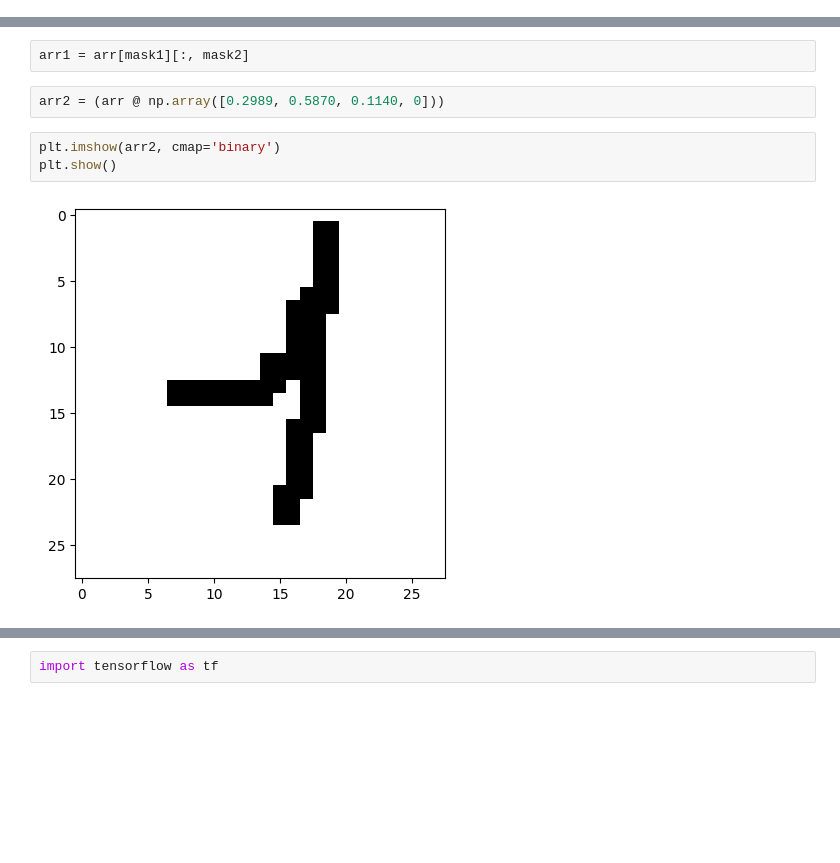
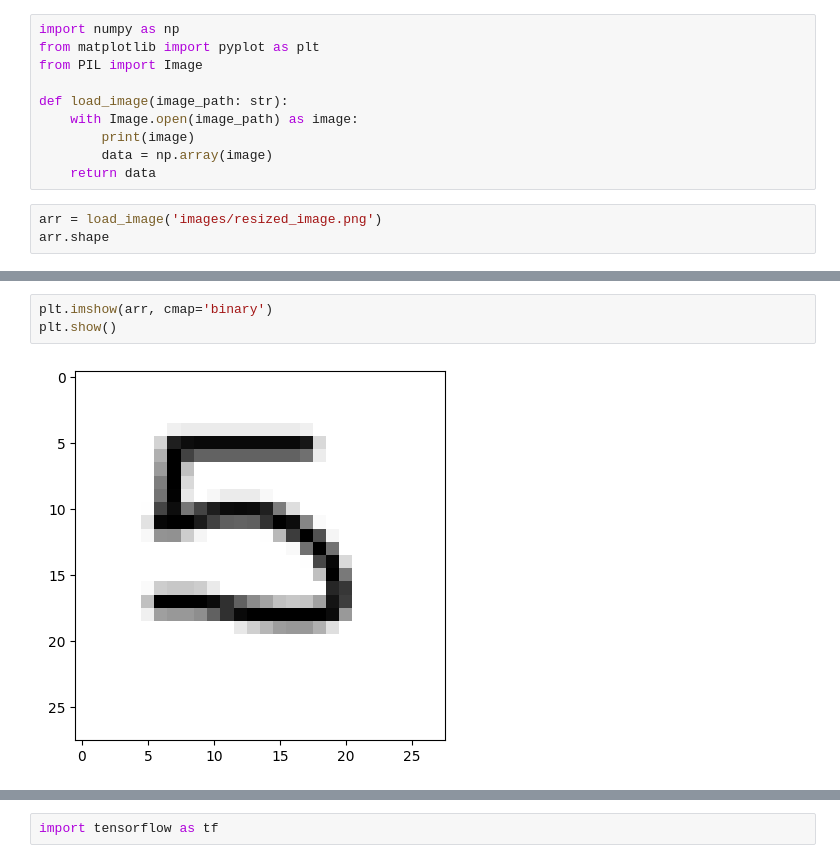
Before and after one commit to kmehmonov/ai-roadmap, a Jupyter notebook: projects/digit_rocognize/debug.ipynb, the cells around one changed output, grey strips where cells are left out. Cells and saved outputs as stored; diff of their text form; blank space fills up the shorter version.

```diff
--- a/projects/digit_rocognize/debug.ipynb
+++ b/projects/digit_rocognize/debug.ipynb
@@ -7,0 +1,13 @@ arr.shape
+# %%
+import numpy as np
+from matplotlib import pyplot as plt
+from PIL import Image
+
+def load_image(image_path: str):
+    with Image.open(image_path) as image:
+        print(image)
+        data = np.array(image)
+    return data
+# %%
+arr = load_image('images/resized_image.png')
+arr.shape
@@ -20,9 +22,5 @@ plt.show()
-# %%
-arr1 = arr[mask1][:, mask2]
-# %%
-arr2 = (arr @ np.array([0.2989, 0.5870, 0.1140, 0]))
 # %%
-plt.imshow(arr2, cmap='binary')
+plt.imshow(arr, cmap='binary')
 plt.show()
 # %% [output]
-[figure, old version]
+[figure, new version]
```
Also changed, not shown: parts of 15 cells of this notebook, 8 other files.
